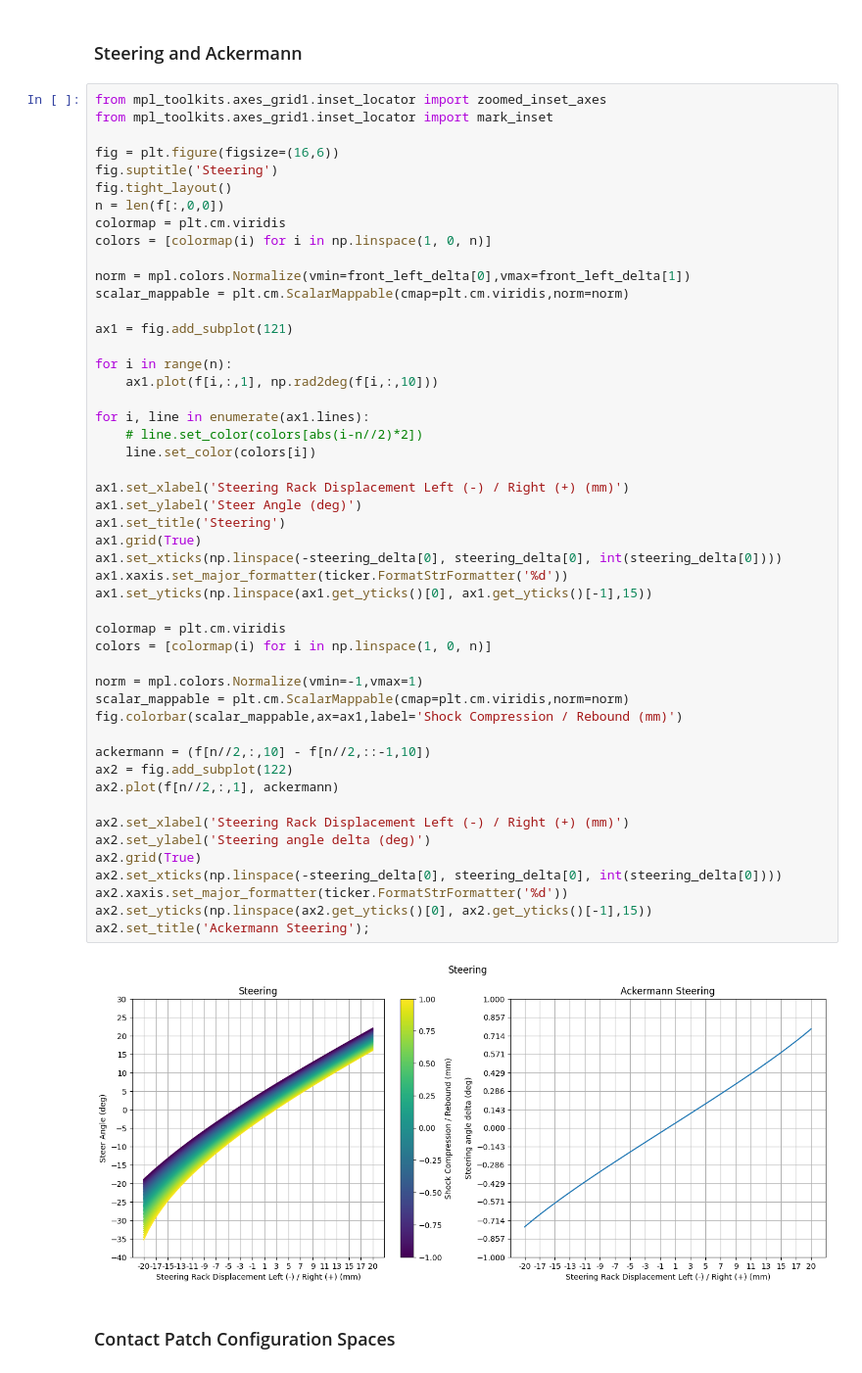
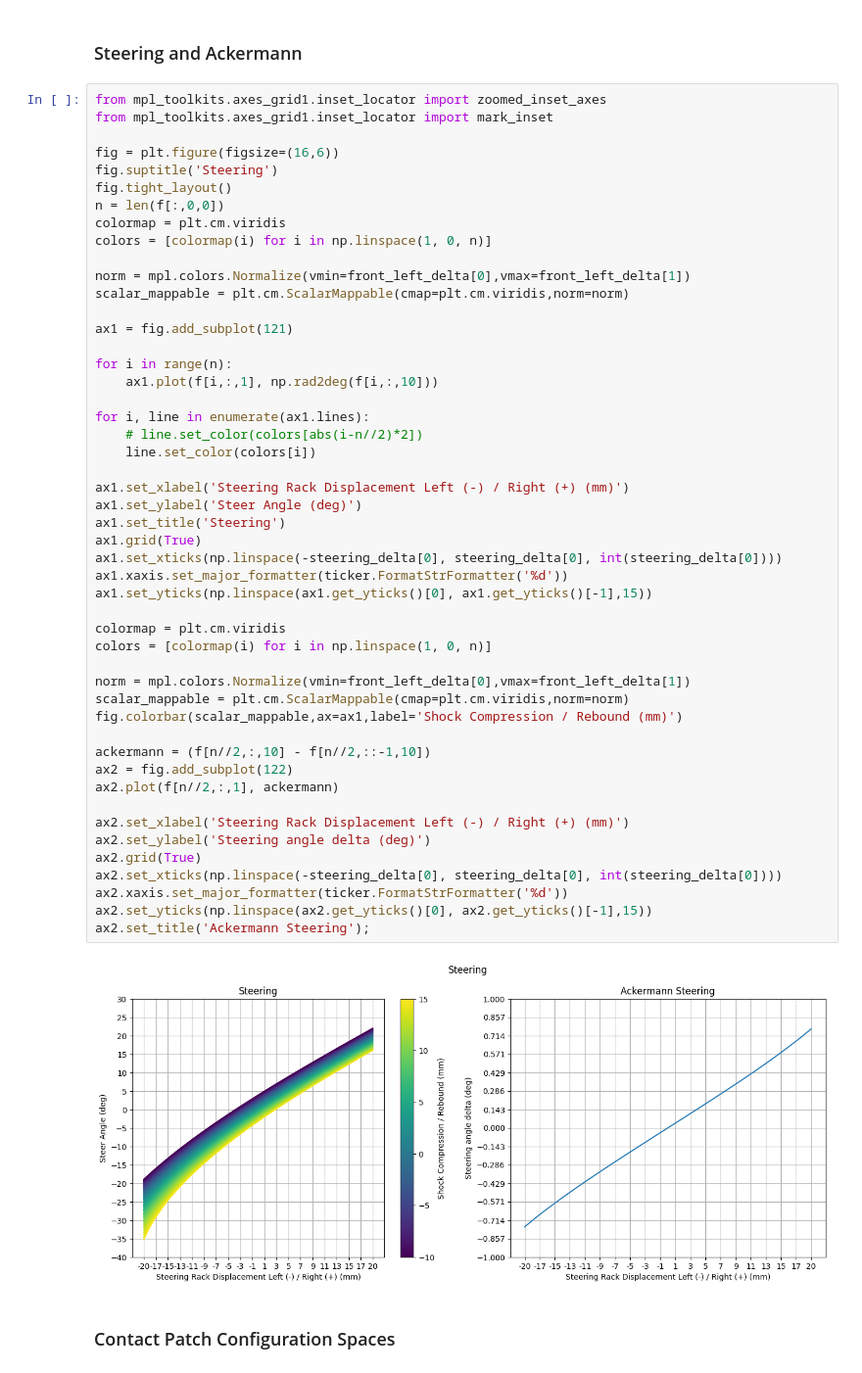
Before and after one commit to LHRIC/LapSim, a Jupyter notebook: kinematic_report.ipynb, the cells around one changed output. Shown at 98% size. Saved outputs shown, nothing was run; the diff lists cells and outputs as text.

Commit message:
oops forgot to change one colorbar

```diff
--- a/kinematic_report.ipynb
+++ b/kinematic_report.ipynb
@@ -175,35 +175,35 @@ for i in range(n):
 for i, line in enumerate(ax1.lines):
     # line.set_color(colors[abs(i-n//2)*2])
     line.set_color(colors[i])
 
 ax1.set_xlabel('Steering Rack Displacement Left (-) / Right (+) (mm)')
 ax1.set_ylabel('Steer Angle (deg)')
 ax1.set_title('Steering')
 ax1.grid(True)
 ax1.set_xticks(np.linspace(-steering_delta[0], steering_delta[0], int(steering_delta[0])))
 ax1.xaxis.set_major_formatter(ticker.FormatStrFormatter('%d'))
 ax1.set_yticks(np.linspace(ax1.get_yticks()[0], ax1.get_yticks()[-1],15))
 
 colormap = plt.cm.viridis
 colors = [colormap(i) for i in np.linspace(1, 0, n)]
 
-norm = mpl.colors.Normalize(vmin=-1,vmax=1)
+norm = mpl.colors.Normalize(vmin=front_left_delta[0],vmax=front_left_delta[1])
 scalar_mappable = plt.cm.ScalarMappable(cmap=plt.cm.viridis,norm=norm)
 fig.colorbar(scalar_mappable,ax=ax1,label='Shock Compression / Rebound (mm)')
 
 ackermann = (f[n//2,:,10] - f[n//2,::-1,10])
 ax2 = fig.add_subplot(122)
 ax2.plot(f[n//2,:,1], ackermann)
 
 ax2.set_xlabel('Steering Rack Displacement Left (-) / Right (+) (mm)')
 ax2.set_ylabel('Steering angle delta (deg)')
 ax2.grid(True)
 ax2.set_xticks(np.linspace(-steering_delta[0], steering_delta[0], int(steering_delta[0])))
 ax2.xaxis.set_major_formatter(ticker.FormatStrFormatter('%d'))
 ax2.set_yticks(np.linspace(ax2.get_yticks()[0], ax2.get_yticks()[-1],15))
 ax2.set_title('Ackermann Steering');
 # %% [output]
-[figure, old version]
+[figure, new version]
 # %% [markdown]
 ### Contact Patch Configuration Spaces
 # %%
```
